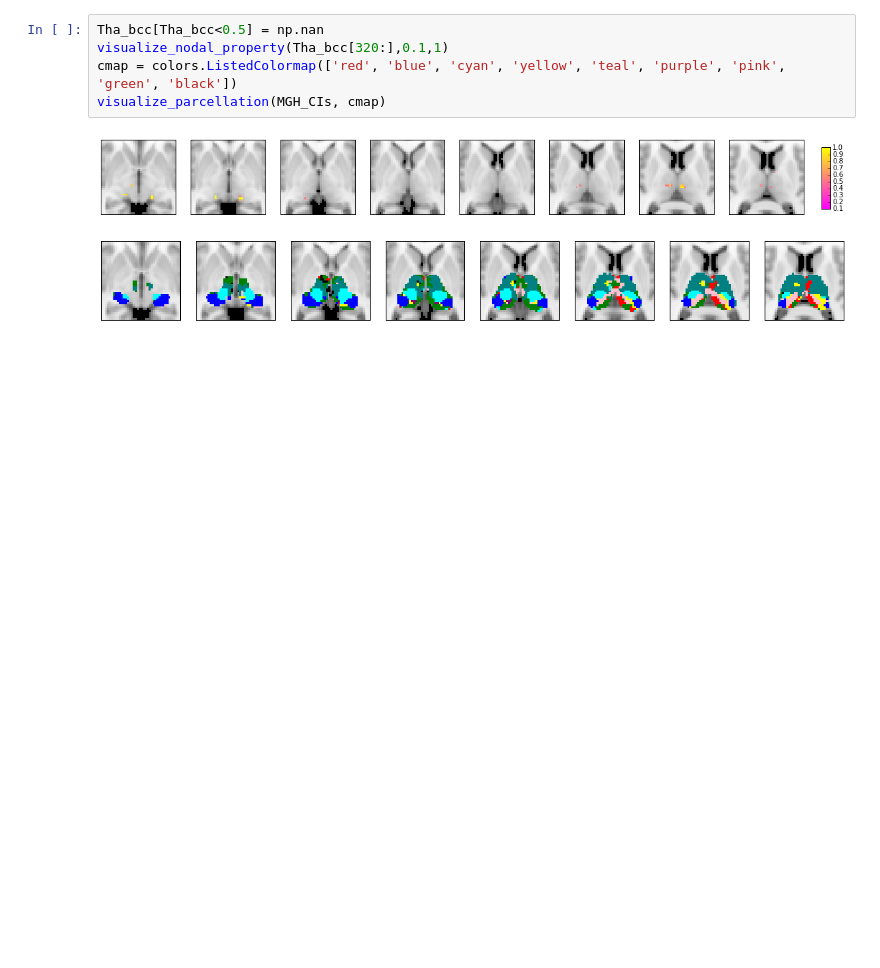
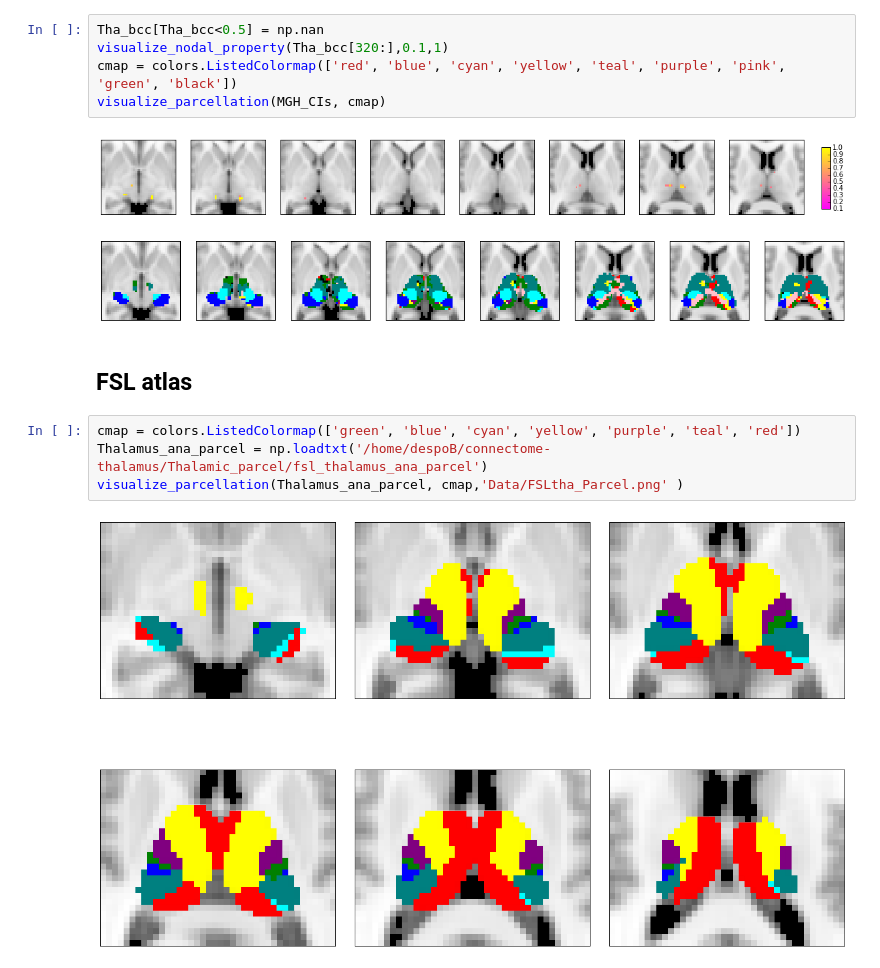
Before and after one commit to kaihwang/FuncParcel, a Jupyter notebook: Visualize_WTA_maps.ipynb, the cells around one changed output. Cells and saved outputs as stored; diff of their text form; blank space fills up the shorter version.

```diff
--- a/Visualize_WTA_maps.ipynb
+++ b/Visualize_WTA_maps.ipynb
@@ -276,3 +276,11 @@ visualize_parcellation(MGH_CIs, cmap)
 # %% [output]
 [figure]
 [figure]
+# %% [markdown]
+## FSL atlas
+# %%
+cmap = colors.ListedColormap(['green', 'blue', 'cyan', 'yellow', 'purple', 'teal', 'red'])
+Thalamus_ana_parcel = np.loadtxt('/home/despoB/connectome-thalamus/Thalamic_parcel/fsl_thalamus_ana_parcel')
+visualize_parcellation(Thalamus_ana_parcel, cmap,'Data/FSLtha_Parcel.png' )
+# %% [output]
+[figure, added]
```
Also changed, not shown: parts of 8 cells of this notebook, 3 other files.
